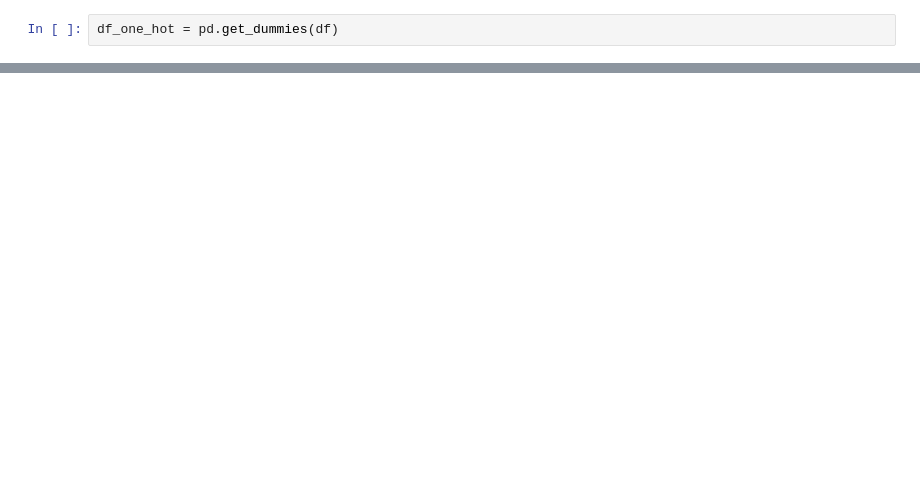
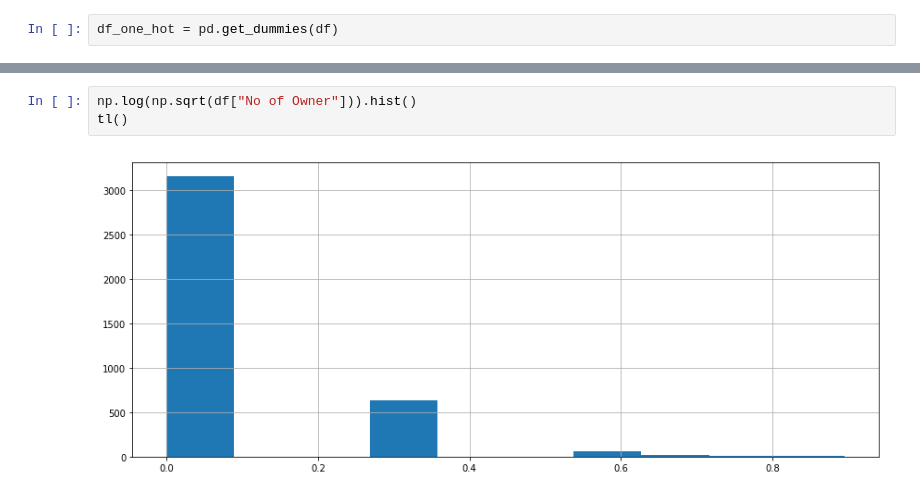
Before and after one commit to maykulkarni/kaggle_solutions, a Jupyter notebook: car price depracation/car_dep.ipynb, the cells around one changed output, grey strips where cells are left out. Saved outputs shown, nothing was run; the diff lists cells and outputs as text; blank space fills up the shorter version.

```diff
--- a/car price depracation/car_dep.ipynb
+++ b/car price depracation/car_dep.ipynb
@@ -95,0 +124,5 @@ len(df)
+# %%
+np.log(np.sqrt(df["No of Owner"])).hist()
+tl()
+# %% [output]
+[figure, added]
```
Also changed, not shown: parts of 18 cells of this notebook, 4 other files.
